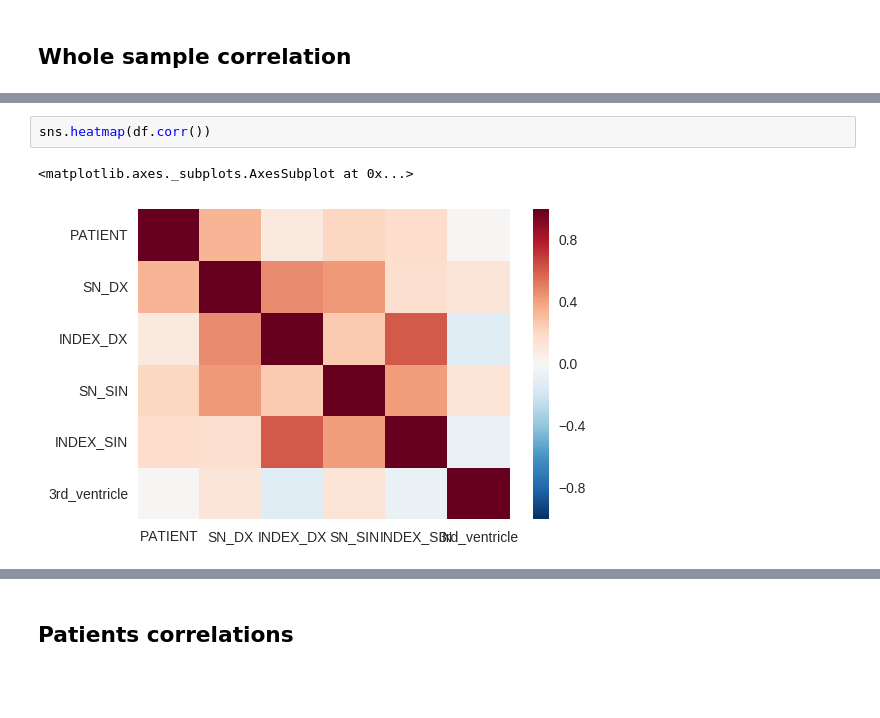
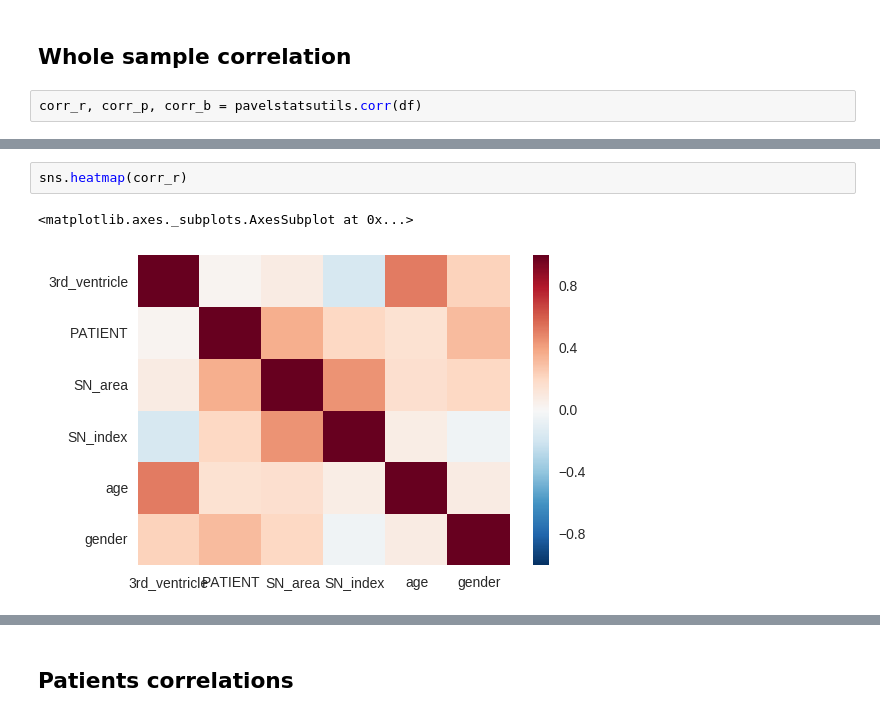
Before and after one commit to PavelDusek/Stats, a Jupyter notebook: Group_statistics.ipynb, the cells around one changed output, grey strips where cells are left out. Saved outputs shown, nothing was run; the diff lists cells and outputs as text; blank space fills up the shorter version.

Commit message:
p-values for correlations in heatmaps

```diff
--- a/Group_statistics.ipynb
+++ b/Group_statistics.ipynb
@@ -31,3 +76,5 @@ sns.pairplot(df.dropna(how='any'), vars=[x for x in df.columns if x!='PATIENT'],
 # Correlations
 # %% [markdown]
 ## Whole sample correlation
+# %%
+corr_r, corr_p, corr_b = pavelstatsutils.corr(df)
@@ -34,5 +111,5 @@ sns.pairplot(df.dropna(how='any'), vars=[x for x in df.columns if x!='PATIENT'],
 # %%
-sns.heatmap(df.corr())
+sns.heatmap(corr_r)
 # %% [output]
 <matplotlib.axes._subplots.AxesSubplot at 0x...>
-[figure, old version]
+[figure, new version]
```
Also changed, not shown: parts of 37 cells of this notebook.
